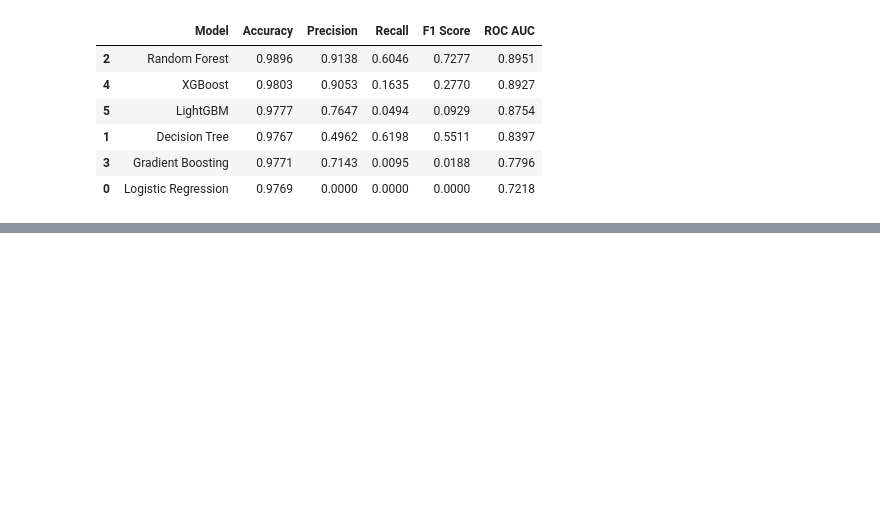
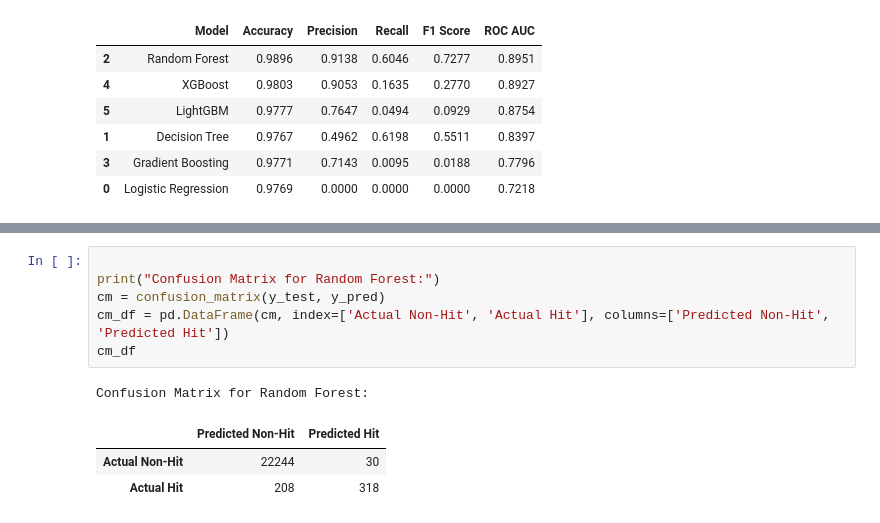
Before and after one commit to adithyajupally/spotify-insight-engine, a Jupyter notebook: spotify-insight-engine.ipynb, the cells around one changed output, grey strips where cells are left out. Drawn from its saved outputs; the diff is of its cells as text; blank space fills up the shorter version.

```diff
--- a/spotify-insight-engine.ipynb
+++ b/spotify-insight-engine.ipynb
@@ -191,0 +204,11 @@ y_pred=best_model.predict(X_test)
+# %%
+
+print("Confusion Matrix for Random Forest:")
+cm = confusion_matrix(y_test, y_pred)
+cm_df = pd.DataFrame(cm, index=['Actual Non-Hit', 'Actual Hit'], columns=['Predicted Non-Hit', 'Predicted Hit'])
+cm_df
+# %% [output]
+Confusion Matrix for Random Forest:
+|  | Predicted Non-Hit | Predicted Hit |
+| Actual Non-Hit | 22244 | 30 |
+| Actual Hit | 208 | 318 |
```
Also changed, not shown: parts of 6 cells of this notebook.
